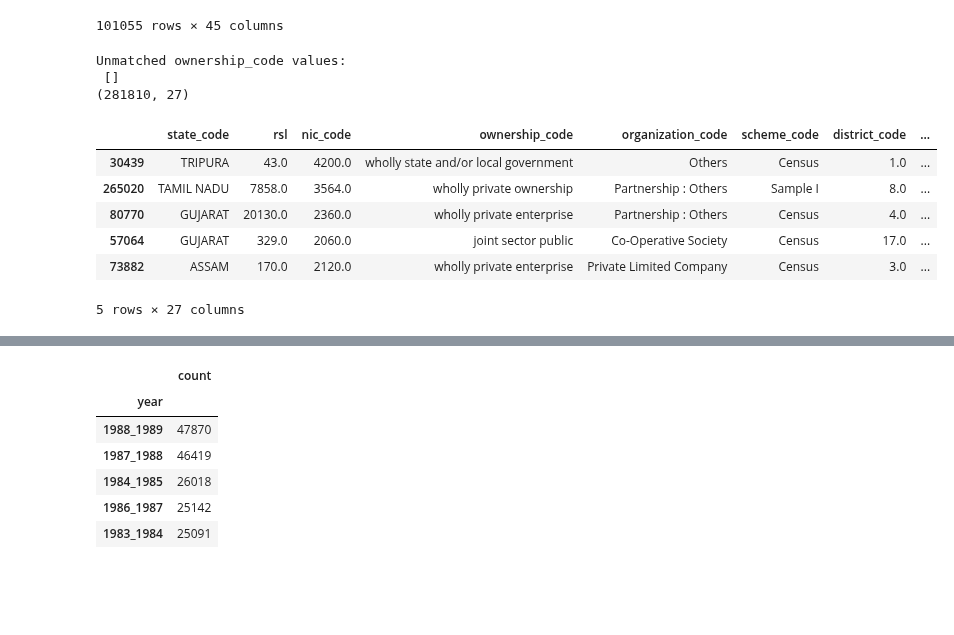
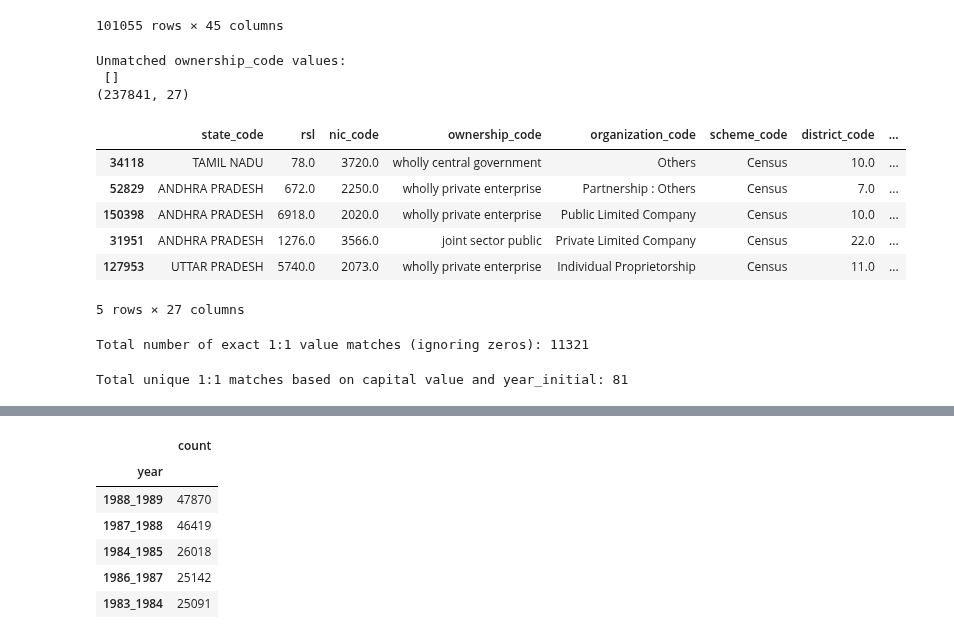
Before and after one commit to kabeerbora/1980s_delin, a Jupyter notebook: 1980s_delicensing.ipynb, the cells around one changed output, grey strips where cells are left out. Cells and saved outputs as stored; diff of their text form; code cells hidden in the pictures; blank space fills up the shorter version.

```diff
--- a/1980s_delicensing.ipynb
+++ b/1980s_delicensing.ipynb
@@ -737,8 +737,7 @@ df['State'] = df['state_code'].map(state_mapping)
 
 census_scheme_codes = map(lambda x: x.lower().strip(), [
     'Census', 'Complete Enumeration', '100 or more workers',
-    'B & C 100 or more workers', 'B & C–CE', 'Electricity',
-    'Sample I', "Sample II"
+    'B & C 100 or more workers', 'B & C–CE', 'Electricity'
 ])
 df = df[df['scheme_code'].str.lower().str.strip().isin(census_scheme_codes)]
 
@@ -755,37 +754,73 @@ df['ownership_code'] = (
 
 ownership_code_mapping = {
     'wholly private enterprise': 1,
     'wholly private ownership': 1,
     'wholly central government': 2,
     'wholly state and/or local government': 3,
     'central government and state and/or local government jointly': 4,
     'central government and state and/or local government joint': 4,
     'joint sector public': 5,
     'joint sector private': 6,
     'invalid': 7,
     '7.0': 7
 }
 
 df['ownership_code_unique'] = df['ownership_code'].map(ownership_code_mapping)
 
 unmatched = df[df['ownership_code_unique'].isna()]['ownership_code'].unique()
 print("Unmatched ownership_code values:\n", unmatched)
 
 df['identifier'] = df['nic_code'].astype(str).str[:2] + '_' + \
                    df['ownership_code_unique'].fillna('nan').astype(str) + '_' + \
                    df['State'].astype(str)
 
 df = df.reset_index(drop=True)
 print(df.shape)
 df.sample(5)
 # %% [output]
 Unmatched ownership_code values:
  []
-(281810, 27)
+(237841, 27)
 |  | state_code | rsl | nic_code | ownership_code | organization_code | scheme_code | district_code | ... |
-| 30439 | TRIPURA | 43.0 | 4200.0 | wholly state and/or local government | Others | Census | 1.0 | ... |
-| 265020 | TAMIL NADU | 7858.0 | 3564.0 | wholly private ownership | Partnership : Others | Sample I | 8.0 | ... |
-| 80770 | GUJARAT | 20130.0 | 2360.0 | wholly private enterprise | Partnership : Others | Census | 4.0 | ... |
-| 57064 | GUJARAT | 329.0 | 2060.0 | joint sector public | Co-Operative Society | Census | 17.0 | ... |
-| 73882 | ASSAM | 170.0 | 2120.0 | wholly private enterprise | Private Limited Company | Census | 3.0 | ... |
+| 34118 | TAMIL NADU | 78.0 | 3720.0 | wholly central government | Others | Census | 10.0 | ... |
+| 52829 | ANDHRA PRADESH | 672.0 | 2250.0 | wholly private enterprise | Partnership : Others | Census | 7.0 | ... |
+| 150398 | ANDHRA PRADESH | 6918.0 | 2020.0 | wholly private enterprise | Public Limited Company | Census | 10.0 | ... |
+| 31951 | ANDHRA PRADESH | 1276.0 | 3566.0 | joint sector public | Private Limited Company | Census | 22.0 | ... |
+| 127953 | UTTAR PRADESH | 5740.0 | 2073.0 | wholly private enterprise | Individual Proprietorship | Census | 11.0 | ... |
 5 rows × 27 columns
+# %%
+capital_open_88 = df.loc[
+    (df['year'] == '1981_1982') &
+    (df['capital_open'] != 0) &
+    (df['capital_open'].notna()),
+    'capital_open'
+]
+capital_close_87 = df.loc[
+    (df['year'] == '1980_1981') &
+    (df['capital_closing'] != 0) &
+    (df['capital_closing'].notna()),
+    'capital_closing'
+]
+values_87_set = set(capital_close_87)
+match_count = capital_open_88.isin(values_87_set).sum()
+print("Total number of exact 1:1 value matches (ignoring zeros):", match_count)
+# %% [output]
+Total number of exact 1:1 value matches (ignoring zeros): 11321
+# %%
+df_87 = df[
+    (df['year'] == '1981_1982') &
+    (df['capital_closing'] != 0) &
+    (df['capital_closing'].notna())
+][['capital_closing', 'year_initial']].copy()
+df_87.columns = ['capital_value', 'year_initial']
+df_88 = df[
+    (df['year'] == '1980_1981') &
+    (df['capital_open'] != 0) &
+    (df['capital_open'].notna())
+][['capital_open', 'year_initial']].copy()
+df_88.columns = ['capital_value', 'year_initial']
+matches = pd.merge(df_87, df_88, on=['capital_value', 'year_initial'], how='inner')
+unique_matches = matches.drop_duplicates(subset=['capital_value', 'year_initial'])
+print("Total unique 1:1 matches based on capital value and year_initial:", len(unique_matches))
+# %% [output]
+Total unique 1:1 matches based on capital value and year_initial: 81
```
Also changed, not shown: parts of 2 cells of this notebook.
